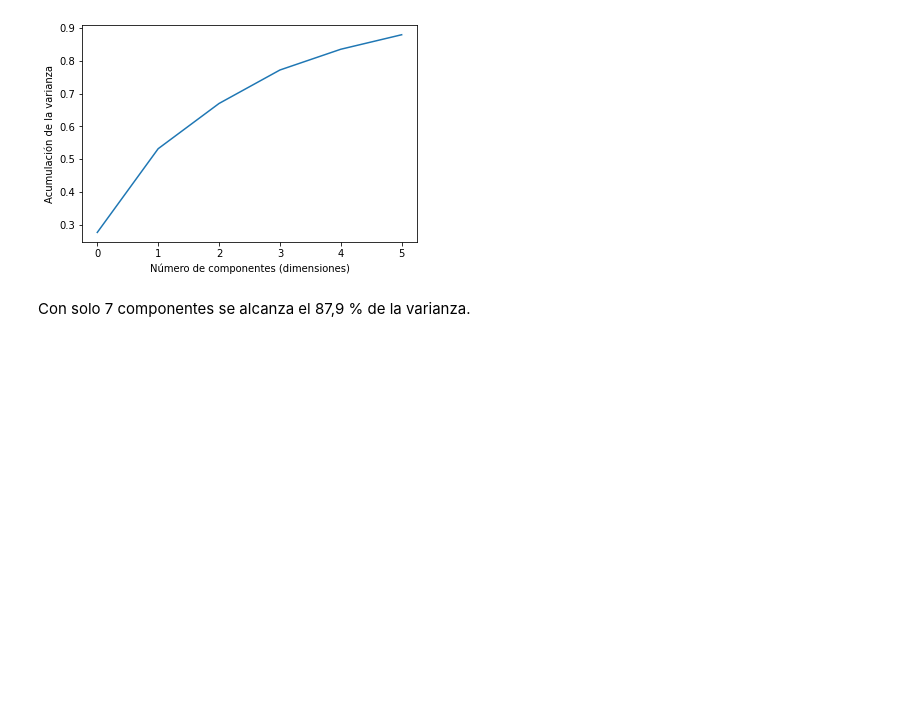
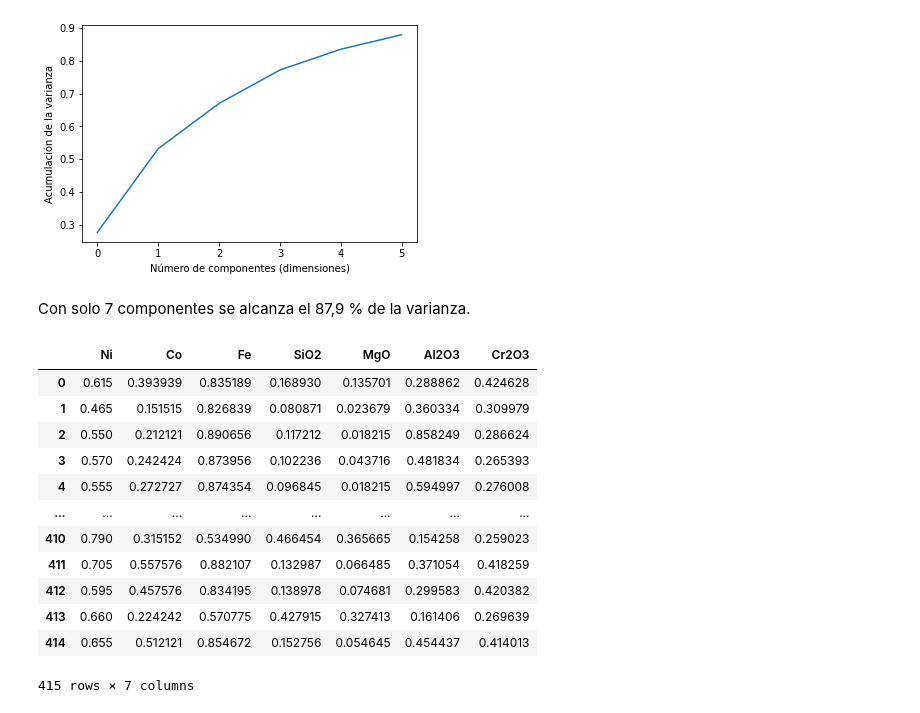
Before and after one commit to roxyconstantine-dev/Proyecto-Final-de-An-lisis-Datos, a Jupyter notebook: untitled1.ipynb, the cells around one changed output. Cells and saved outputs as stored; diff of their text form; code cells hidden in the pictures; blank space fills up the shorter version.

```diff
--- a/untitled1.ipynb
+++ b/untitled1.ipynb
@@ -326,3 +326,20 @@ plt.show()
 [figure]
 # %% [markdown]
 Con solo 7 componentes se alcanza el 87,9 % de la varianza.
+# %%
+nuevos_datos3=datos2.iloc[:,0:7]
+nuevos_datos3
+# %% [output]
+|  | Ni | Co | Fe | SiO2 | MgO | Al2O3 | Cr2O3 |
+| 0 | 0.615 | 0.393939 | 0.835189 | 0.168930 | 0.135701 | 0.288862 | 0.424628 |
+| 1 | 0.465 | 0.151515 | 0.826839 | 0.080871 | 0.023679 | 0.360334 | 0.309979 |
+| 2 | 0.550 | 0.212121 | 0.890656 | 0.117212 | 0.018215 | 0.858249 | 0.286624 |
+| 3 | 0.570 | 0.242424 | 0.873956 | 0.102236 | 0.043716 | 0.481834 | 0.265393 |
+| 4 | 0.555 | 0.272727 | 0.874354 | 0.096845 | 0.018215 | 0.594997 | 0.276008 |
+| ... | ... | ... | ... | ... | ... | ... | ... |
+| 410 | 0.790 | 0.315152 | 0.534990 | 0.466454 | 0.365665 | 0.154258 | 0.259023 |
+| 411 | 0.705 | 0.557576 | 0.882107 | 0.132987 | 0.066485 | 0.371054 | 0.418259 |
+| 412 | 0.595 | 0.457576 | 0.834195 | 0.138978 | 0.074681 | 0.299583 | 0.420382 |
+| 413 | 0.660 | 0.224242 | 0.570775 | 0.427915 | 0.327413 | 0.161406 | 0.269639 |
+| 414 | 0.655 | 0.512121 | 0.854672 | 0.152756 | 0.054645 | 0.454437 | 0.414013 |
+415 rows × 7 columns
```
